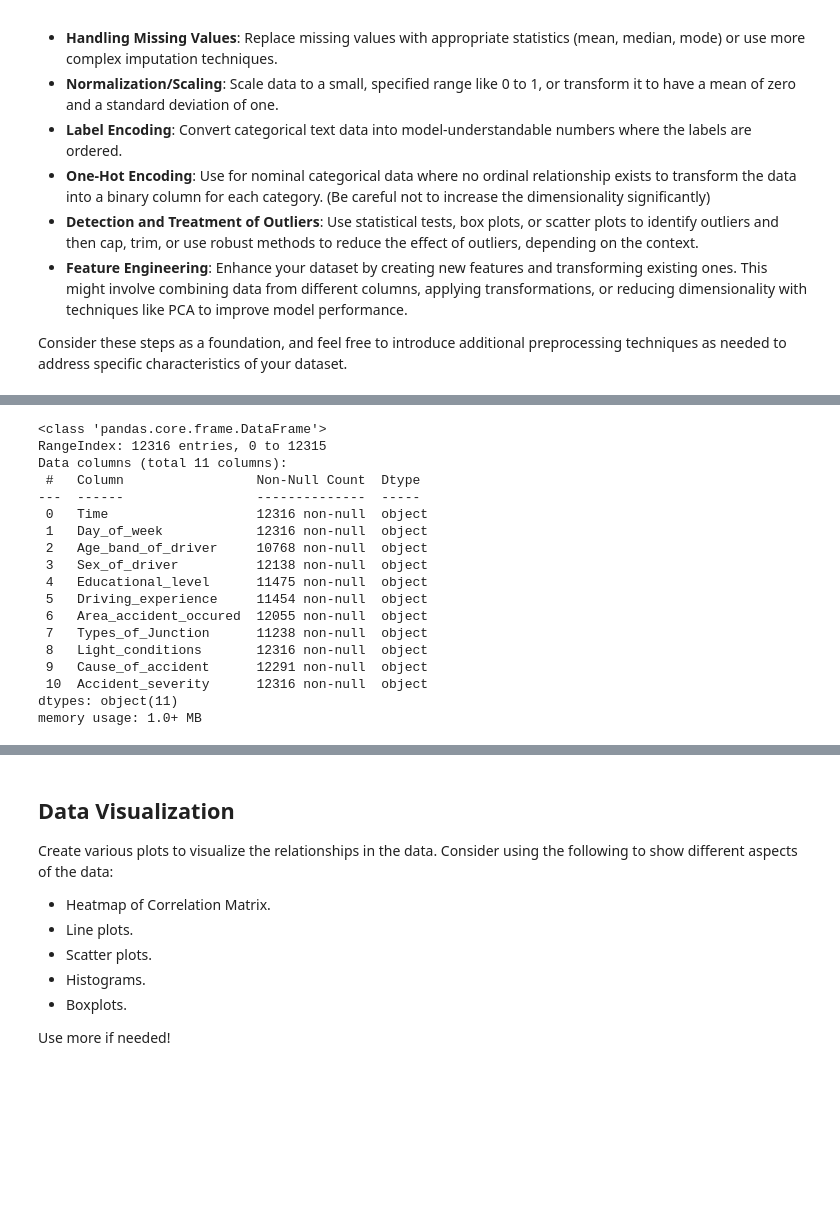
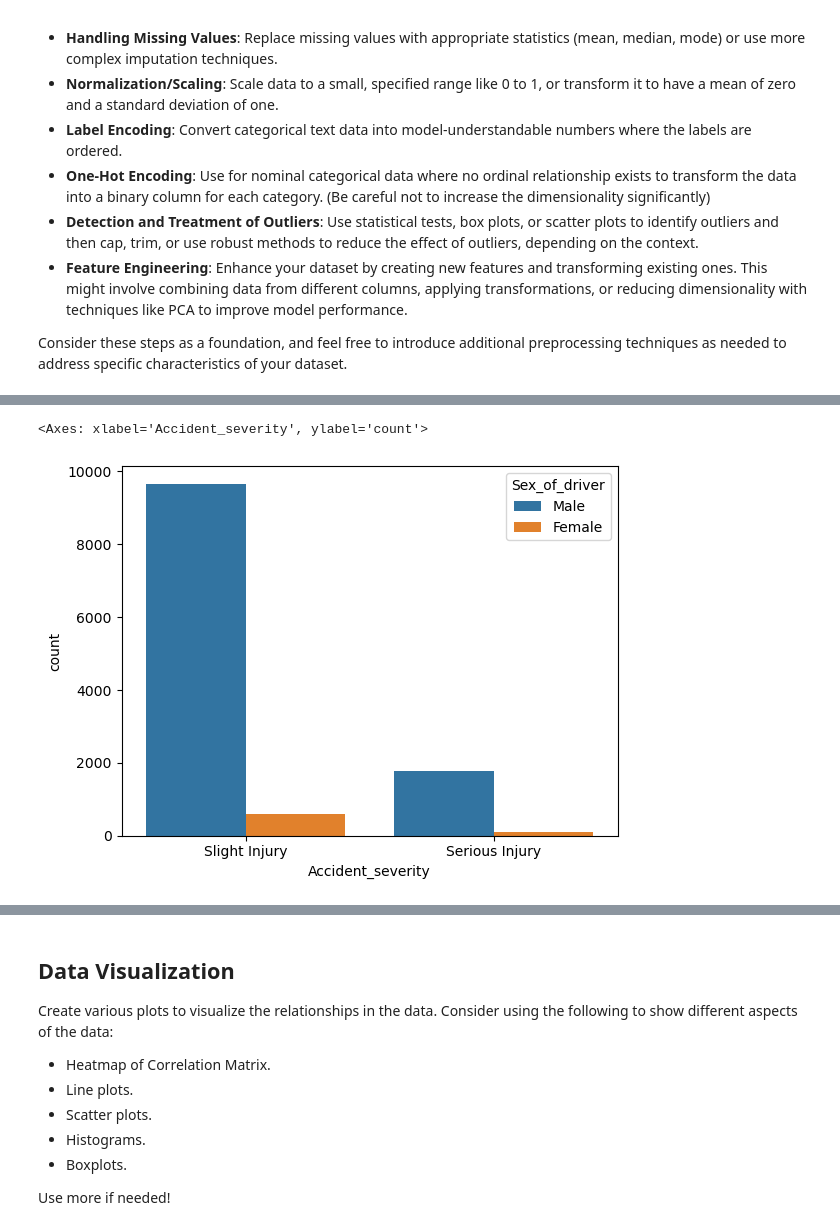
Before and after one commit to AlbadeaSaad/Task---2, a Jupyter notebook: Week - 2 Task - 2.ipynb, the cells around one changed output, grey strips where cells are left out. Saved outputs shown, nothing was run; the diff lists cells and outputs as text; code cells hidden in the pictures; blank space fills up the shorter version.

```diff
--- a/Week - 2 Task - 2.ipynb
+++ b/Week - 2 Task - 2.ipynb
@@ -159,21 +145,5 @@ df.replace('unknown', np.nan, regex=True, inplace=True)
-# %%
-df.info()
-# %% [output]
-<class 'pandas.core.frame.DataFrame'>
-RangeIndex: 12316 entries, 0 to 12315
-Data columns (total 11 columns):
- #   Column                 Non-Null Count  Dtype
----  ------                 --------------  -----
- 0   Time                   12316 non-null  object
- 1   Day_of_week            12316 non-null  object
- 2   Age_band_of_driver     10768 non-null  object
- 3   Sex_of_driver          12138 non-null  object
- 4   Educational_level      11475 non-null  object
- 5   Driving_experience     11454 non-null  object
- 6   Area_accident_occured  12055 non-null  object
- 7   Types_of_Junction      11238 non-null  object
- 8   Light_conditions       12316 non-null  object
- 9   Cause_of_accident      12291 non-null  object
- 10  Accident_severity      12316 non-null  object
-dtypes: object(11)
-memory usage: 1.0+ MB
+# %%
+sb.countplot(data=df, x="Accident_severity", hue = 'Sex_of_driver');
+# %% [output]
+<Axes: xlabel='Accident_severity', ylabel='count'>
+[figure, added]
```
Also changed, not shown: parts of 55 cells of this notebook.
